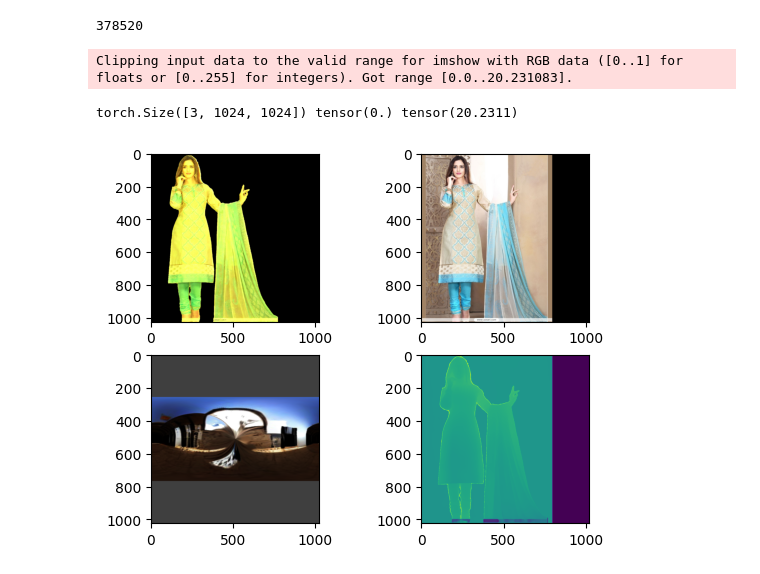
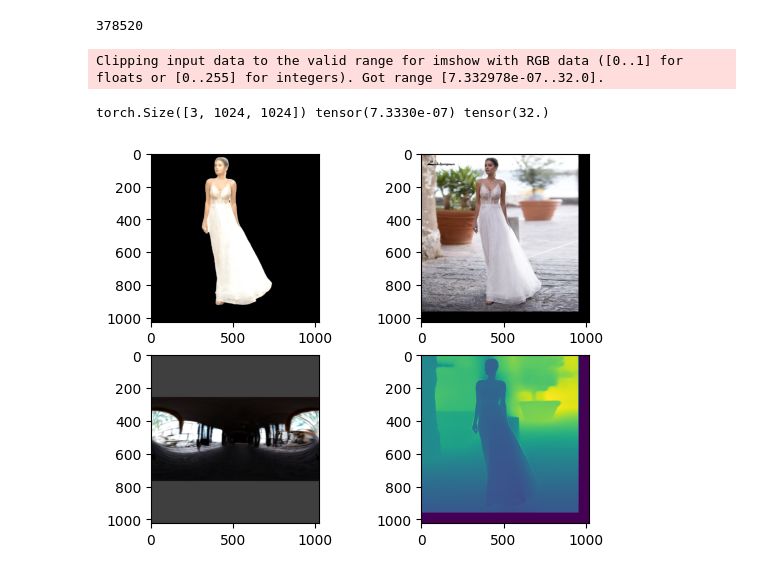
Before and after one commit to SodaLee/EzRelight, a Jupyter notebook: stage2_dataset.ipynb, the cells around one changed output. Cells and saved outputs as stored; diff of their text form; code cells hidden in the pictures.

```diff
--- a/stage2_dataset.ipynb
+++ b/stage2_dataset.ipynb
@@ -297,7 +297,8 @@ def preprocess_train(examples):
     img_depth = [np.load(depth) for depth in examples['img_depth']]
     bg_depth = [np.load(depth) for depth in examples['bg_depth']]
     # depth = [adjust_and_fuse_depth(d1, d2, m) for m, d1, d2 in zip(mask, img_depth, bg_depth)]
-    depth = [poisson_blend(d1, d2, m) for m, d1, d2 in zip(mask, img_depth, bg_depth)]
+    # depth = [poisson_blend(d1, d2, m) for m, d1, d2 in zip(mask, img_depth, bg_depth)]
+    depth = [np.load(depth) for depth in examples['fused_depth']]
 
     mask = [np.expand_dims(m, axis=-1) for m in mask]
     mask = [conditioning_image_transforms(m) for m in mask]
@@ -307,37 +308,39 @@ def preprocess_train(examples):
 
     lighting = [cv2.imread(lighting, cv2.IMREAD_UNCHANGED) for lighting in examples['lighting']]
     lighting = [cv2.cvtColor(l, cv2.COLOR_BGR2RGB) for l in lighting]
+    lighting = [np.roll(l, l.shape[1] // 2, 1) for l in lighting]
     lighting = [bg_image_transforms(l) for l in lighting]
 
     # phi = [torch.tensor(phi) for phi in examples['phi']]
 
     examples['source'] = source
     examples['target'] = target
     examples['mask'] = mask
     examples['depth'] = depth
     examples['lighting'] = lighting
 
     return examples
 
 ds = ds.with_transform(preprocess_train)
+ds = ds['train']
 
 # ds['train'][0]['lighting']
-sample = ds['train'][21]
+sample = ds[3]
 plt.figure()
 plt.subplot(2, 2, 1)
 plt.imshow(sample['source'].permute(1, 2, 0))
 # plt.imshow(ds['train'][idx]['source'])
 plt.subplot(2, 2, 2)
 plt.imshow(v2.functional.normalize(sample['target'], [-1.0], [2.0]).permute(1, 2, 0))
 # plt.imshow(ds['train'][idx]['target'])
 plt.subplot(2, 2, 3)
 print(sample['lighting'].shape, sample['lighting'].min(), sample['lighting'].max())
 plt.imshow(sample['lighting'].permute(1, 2, 0))
 plt.subplot(2, 2, 4)
 plt.imshow(sample['depth'].permute(1, 2, 0).squeeze())
 
 plt.show()
 # %% [output]
-Clipping input data to the valid range for imshow with RGB data ([0..1] for floats or [0..255] for integers). Got range [0.0..20.231083].
+Clipping input data to the valid range for imshow with RGB data ([0..1] for floats or [0..255] for integers). Got range [7.332978e-07..32.0].
-torch.Size([3, 1024, 1024]) tensor(0.) tensor(20.2311)
+torch.Size([3, 1024, 1024]) tensor(7.3330e-07) tensor(32.)
-[figure, old version]
+[figure, new version]
```
Also changed, not shown: 9 other files.
